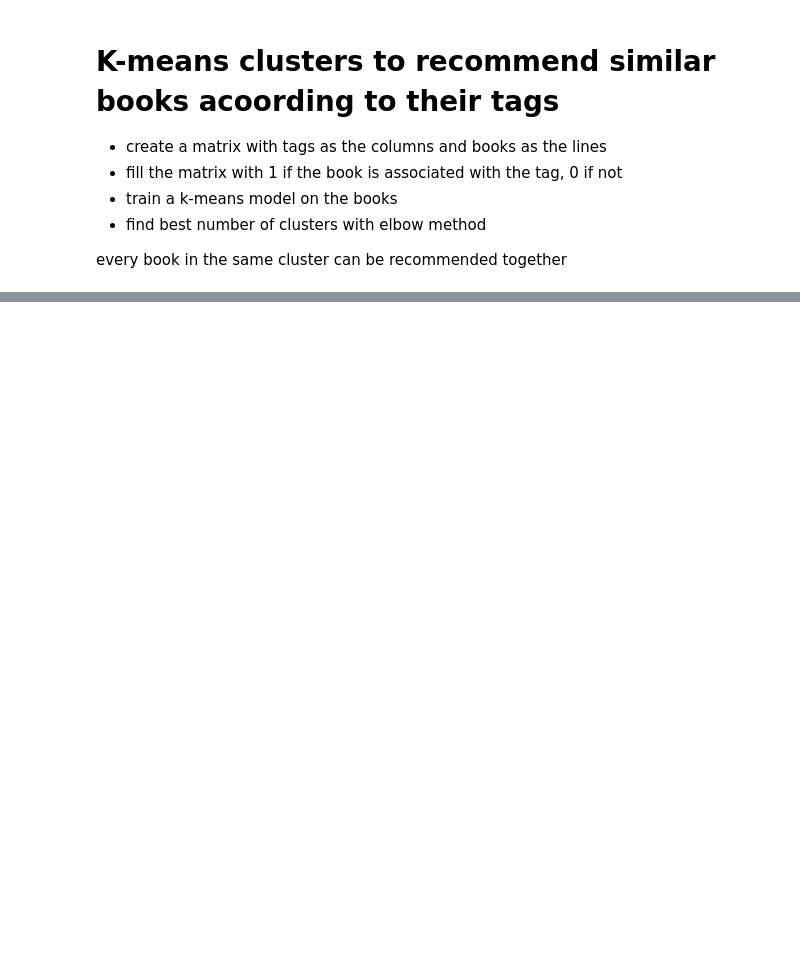
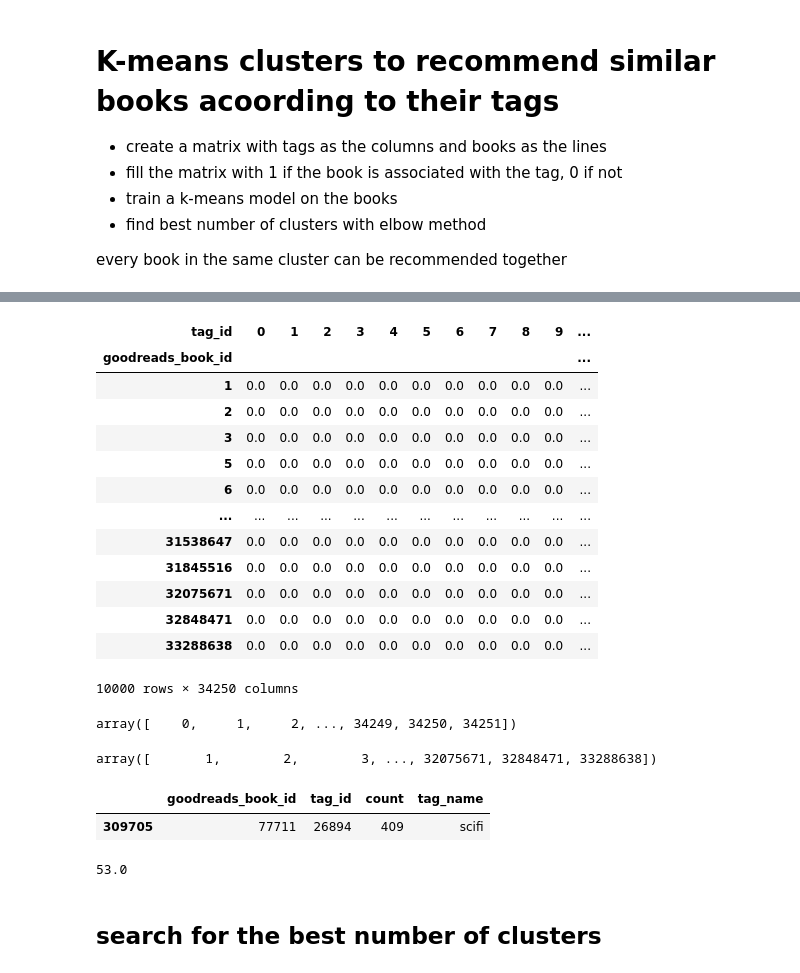
Before and after one commit to tjohanne42/books_recommandation, a Jupyter notebook: recommender_main_arthur.ipynb, the cells around one changed output, grey strips where cells are left out. Cells and saved outputs as stored; diff of their text form; code cells hidden in the pictures; blank space fills up the shorter version.

```diff
--- a/recommender_main_arthur.ipynb
+++ b/recommender_main_arthur.ipynb
@@ -368,0 +375,4 @@ book_recommendation.df_bt
+# %%
+idx = list(book_recommendation.df_bt.loc[book_recommendation.df_bt["count"] < 0].index.values)
+df_bt_2 = book_recommendation.df_bt.drop(labels=idx)
+display(len(book_recommendation.df_bt), len(df_bt_2), df_bt_2)
@@ -368,0 +445,39 @@ book_recommendation.df_bt
+# %%
+df_bt_2.drop_duplicates(subset=["goodreads_book_id", "tag_id"], inplace=True)
+# %%
+df_bt_pivot = df_bt_2.pivot(index="goodreads_book_id", columns ="tag_id", values="count").fillna(0)
+df_bt_pivot
+# add all ratings
+# add language
+# delete tags that tag less than n books
+# delete all tags
+# PCA / SVD ?
+# feature selection ?
+# %% [output]
+| tag_id | 0 | 1 | 2 | 3 | 4 | 5 | 6 | 7 | 8 | 9 | ... |
+| goodreads_book_id |  |  |  |  |  |  |  |  |  |  | ... |
+| 1 | 0.0 | 0.0 | 0.0 | 0.0 | 0.0 | 0.0 | 0.0 | 0.0 | 0.0 | 0.0 | ... |
+| 2 | 0.0 | 0.0 | 0.0 | 0.0 | 0.0 | 0.0 | 0.0 | 0.0 | 0.0 | 0.0 | ... |
+| 3 | 0.0 | 0.0 | 0.0 | 0.0 | 0.0 | 0.0 | 0.0 | 0.0 | 0.0 | 0.0 | ... |
+| 5 | 0.0 | 0.0 | 0.0 | 0.0 | 0.0 | 0.0 | 0.0 | 0.0 | 0.0 | 0.0 | ... |
+| 6 | 0.0 | 0.0 | 0.0 | 0.0 | 0.0 | 0.0 | 0.0 | 0.0 | 0.0 | 0.0 | ... |
+| ... | ... | ... | ... | ... | ... | ... | ... | ... | ... | ... | ... |
+| 31538647 | 0.0 | 0.0 | 0.0 | 0.0 | 0.0 | 0.0 | 0.0 | 0.0 | 0.0 | 0.0 | ... |
+| 31845516 | 0.0 | 0.0 | 0.0 | 0.0 | 0.0 | 0.0 | 0.0 | 0.0 | 0.0 | 0.0 | ... |
+| 32075671 | 0.0 | 0.0 | 0.0 | 0.0 | 0.0 | 0.0 | 0.0 | 0.0 | 0.0 | 0.0 | ... |
+| 32848471 | 0.0 | 0.0 | 0.0 | 0.0 | 0.0 | 0.0 | 0.0 | 0.0 | 0.0 | 0.0 | ... |
+| 33288638 | 0.0 | 0.0 | 0.0 | 0.0 | 0.0 | 0.0 | 0.0 | 0.0 | 0.0 | 0.0 | ... |
+10000 rows × 34250 columns
+# %%
+display(df_bt_pivot.columns.values, df_bt_pivot.index.values)
+# %% [output]
+array([    0,     1,     2, ..., 34249, 34250, 34251])
+array([       1,        2,        3, ..., 32075671, 32848471, 33288638])
+# %%
+display(df_bt_3.sample(1), df_bt_pivot.loc[1431, 33777])
+# %% [output]
+|  | goodreads_book_id | tag_id | count | tag_name |
+| 309705 | 77711 | 26894 | 409 | scifi |
+53.0
+# %% [markdown]
+## search for the best number of clusters
```
Also changed, not shown: parts of 17 cells of this notebook.
